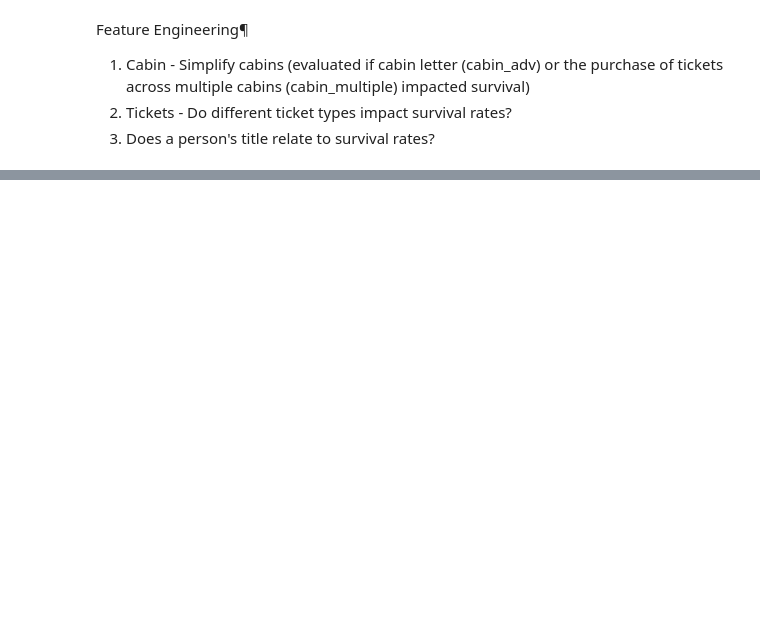
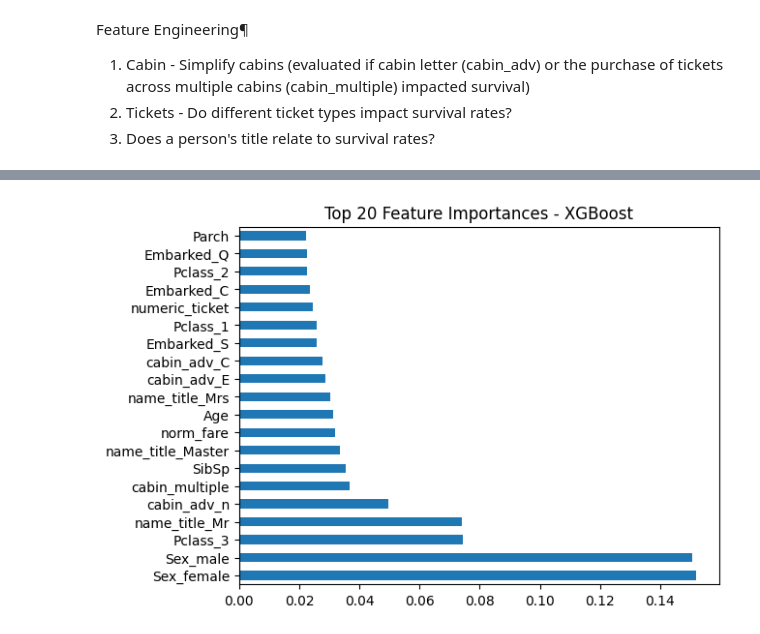
Before and after one commit to jordynojeda/Kaggle-Competitions, a Jupyter notebook: titanic-machine-learning-from-disaster.ipynb, the cells around one changed output, grey strips where cells are left out. Saved outputs shown, nothing was run; the diff lists cells and outputs as text; code cells hidden in the pictures; blank space fills up the shorter version.

```diff
--- a/titanic-machine-learning-from-disaster.ipynb
+++ b/titanic-machine-learning-from-disaster.ipynb
@@ -705,0 +570,9 @@ submission_5.to_csv('submission_vc_xgb2.csv', index=False)
+# %%
+# Feature importance for XGBoost
+best_xgb = best_clf_xgb.best_estimator_.fit(X_train_scaled, y_train)
+xgb_feat_importances = pd.Series(best_xgb.feature_importances_, index=X_train_scaled.columns)
+xgb_feat_importances.nlargest(20).plot(kind='barh')
+plt.title('Top 20 Feature Importances - XGBoost')
+plt.show()
+# %% [output]
+[figure, added]
```
Also changed, not shown: parts of 112 cells of this notebook.
